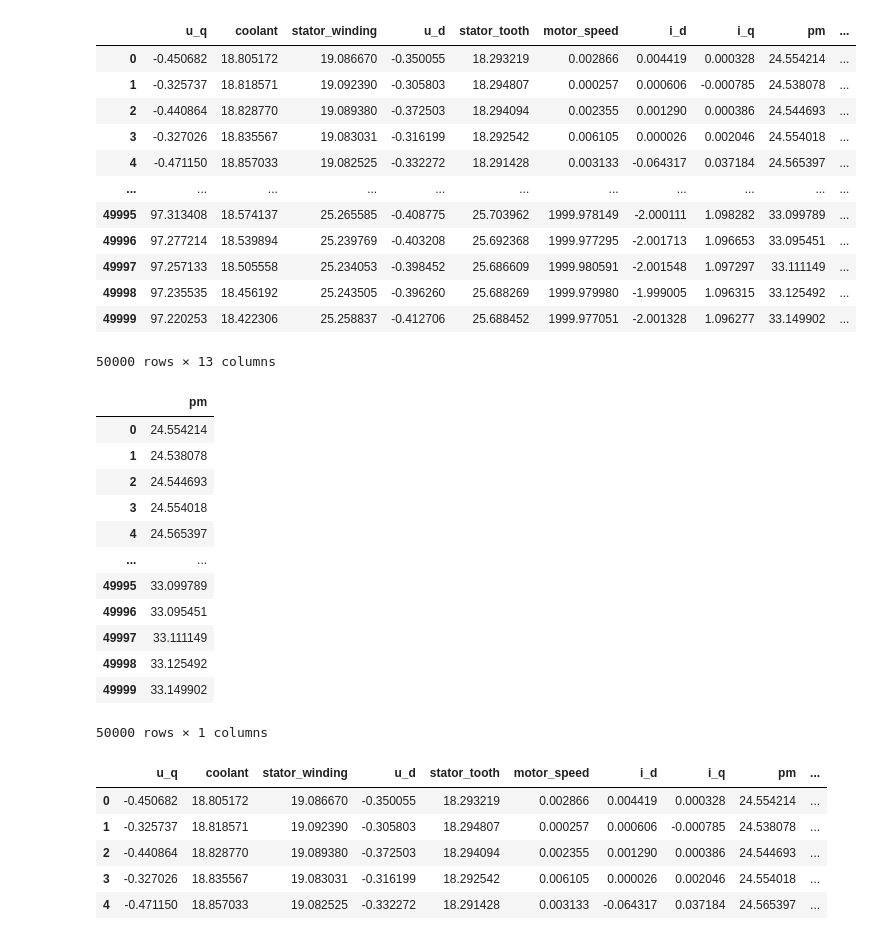
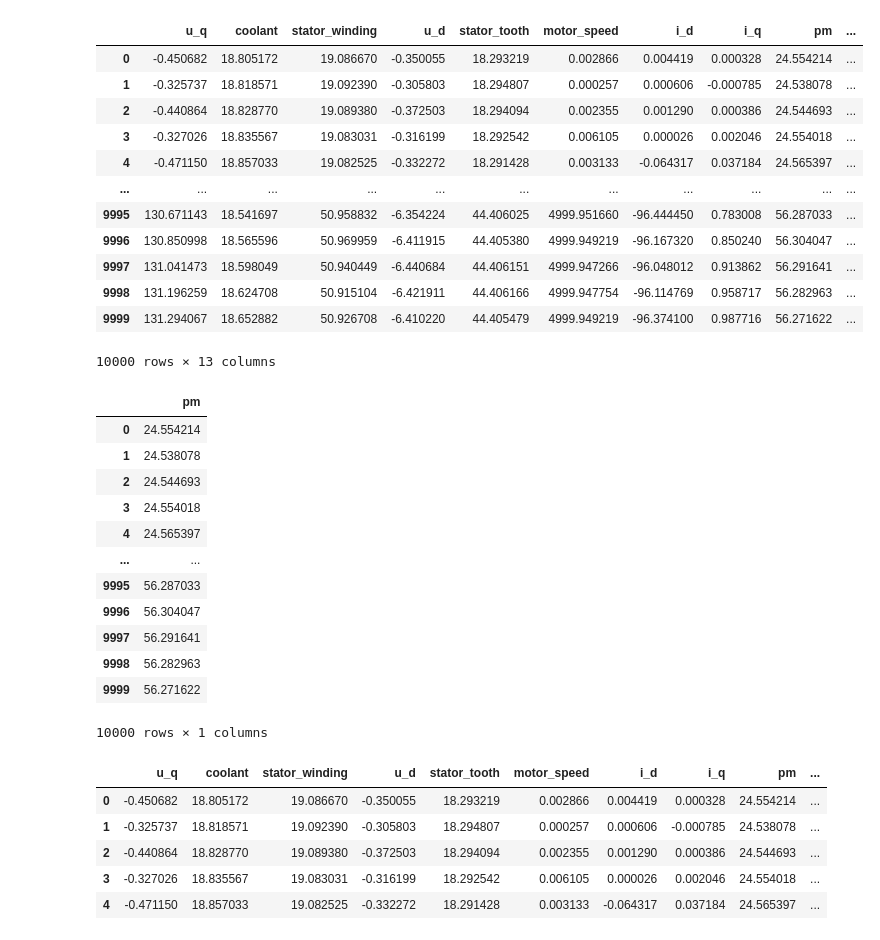
Before and after one commit to diaboliccz/Machine-Learning, a Jupyter notebook: Project/project_65010039_65010431.ipynb, the cells around one changed output. Saved outputs shown, nothing was run; the diff lists cells and outputs as text; code cells hidden in the pictures.

```diff
--- a/Project/project_65010039_65010431.ipynb
+++ b/Project/project_65010039_65010431.ipynb
@@ -21,23 +13,23 @@ please provide us feedback at https://github.com/pandas-dev/pandas/issues/54466
 # %%
 df = pd.read_csv('./measures_v2.csv')
 
-cutting_range = 50000
+cutting_range = 10000
 df = df[:cutting_range]
 df
 # %% [output]
 |  | u_q | coolant | stator_winding | u_d | stator_tooth | motor_speed | i_d | i_q | pm | ... |
 | 0 | -0.450682 | 18.805172 | 19.086670 | -0.350055 | 18.293219 | 0.002866 | 0.004419 | 0.000328 | 24.554214 | ... |
 | 1 | -0.325737 | 18.818571 | 19.092390 | -0.305803 | 18.294807 | 0.000257 | 0.000606 | -0.000785 | 24.538078 | ... |
 | 2 | -0.440864 | 18.828770 | 19.089380 | -0.372503 | 18.294094 | 0.002355 | 0.001290 | 0.000386 | 24.544693 | ... |
 | 3 | -0.327026 | 18.835567 | 19.083031 | -0.316199 | 18.292542 | 0.006105 | 0.000026 | 0.002046 | 24.554018 | ... |
 | 4 | -0.471150 | 18.857033 | 19.082525 | -0.332272 | 18.291428 | 0.003133 | -0.064317 | 0.037184 | 24.565397 | ... |
 | ... | ... | ... | ... | ... | ... | ... | ... | ... | ... | ... |
-| 49995 | 97.313408 | 18.574137 | 25.265585 | -0.408775 | 25.703962 | 1999.978149 | -2.000111 | 1.098282 | 33.099789 | ... |
-| 49996 | 97.277214 | 18.539894 | 25.239769 | -0.403208 | 25.692368 | 1999.977295 | -2.001713 | 1.096653 | 33.095451 | ... |
-| 49997 | 97.257133 | 18.505558 | 25.234053 | -0.398452 | 25.686609 | 1999.980591 | -2.001548 | 1.097297 | 33.111149 | ... |
-| 49998 | 97.235535 | 18.456192 | 25.243505 | -0.396260 | 25.688269 | 1999.979980 | -1.999005 | 1.096315 | 33.125492 | ... |
-| 49999 | 97.220253 | 18.422306 | 25.258837 | -0.412706 | 25.688452 | 1999.977051 | -2.001328 | 1.096277 | 33.149902 | ... |
+| 9995 | 130.671143 | 18.541697 | 50.958832 | -6.354224 | 44.406025 | 4999.951660 | -96.444450 | 0.783008 | 56.287033 | ... |
+| 9996 | 130.850998 | 18.565596 | 50.969959 | -6.411915 | 44.405380 | 4999.949219 | -96.167320 | 0.850240 | 56.304047 | ... |
+| 9997 | 131.041473 | 18.598049 | 50.940449 | -6.440684 | 44.406151 | 4999.947266 | -96.048012 | 0.913862 | 56.291641 | ... |
+| 9998 | 131.196259 | 18.624708 | 50.915104 | -6.421911 | 44.406166 | 4999.947754 | -96.114769 | 0.958717 | 56.282963 | ... |
+| 9999 | 131.294067 | 18.652882 | 50.926708 | -6.410220 | 44.405479 | 4999.949219 | -96.374100 | 0.987716 | 56.271622 | ... |
-50000 rows × 13 columns
+10000 rows × 13 columns
 # %%
 output = df[['pm']]
 output
@@ -49,12 +41,12 @@ output
 | 3 | 24.554018 |
 | 4 | 24.565397 |
 | ... | ... |
-| 49995 | 33.099789 |
-| 49996 | 33.095451 |
-| 49997 | 33.111149 |
-| 49998 | 33.125492 |
-| 49999 | 33.149902 |
+| 9995 | 56.287033 |
+| 9996 | 56.304047 |
+| 9997 | 56.291641 |
+| 9998 | 56.282963 |
+| 9999 | 56.271622 |
-50000 rows × 1 columns
+10000 rows × 1 columns
 # %%
 df.head()
 # %% [output]
```
Also changed, not shown: parts of 14 cells of this notebook.
